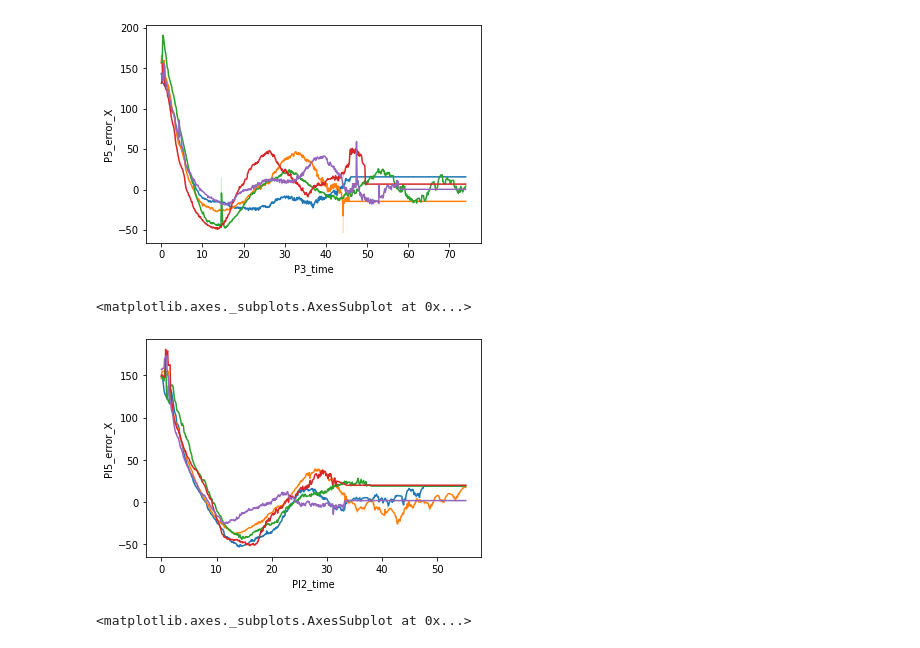
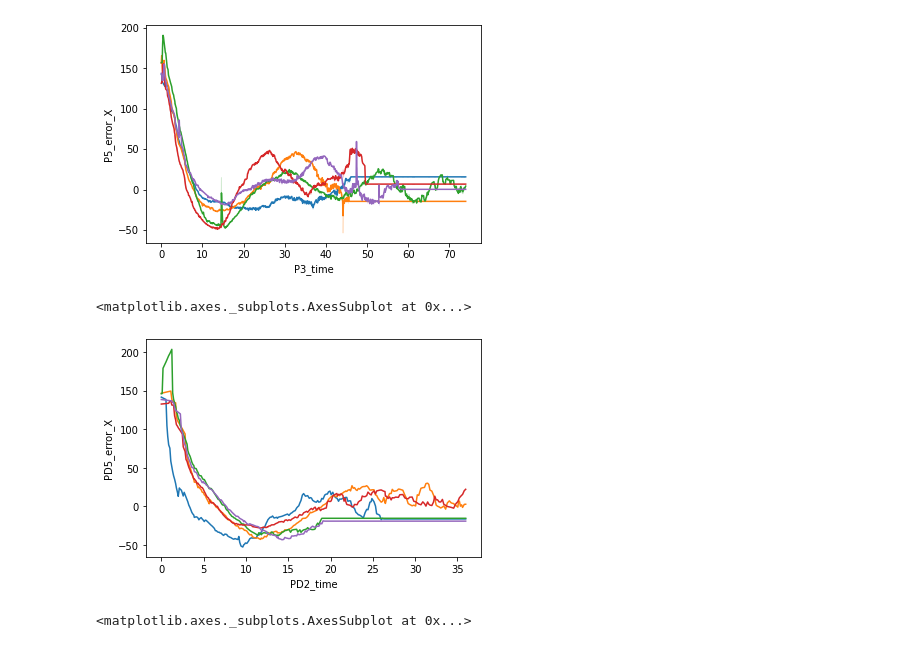
Before and after one commit to apinto25/autonomous_landing_data_analysis, a Jupyter notebook: controller_errors_analysis.ipynb, the cells around one changed output. Drawn from its saved outputs; the diff is of its cells as text; code cells hidden in the pictures.

Commit message:
Update the controller error analysis with the PD controller data.

```diff
--- a/controller_errors_analysis.ipynb
+++ b/controller_errors_analysis.ipynb
@@ -315,7 +315,7 @@ Slice _test_df_ in three dataframes P, PI and PID. For each dataframe copy all r
  * For the PID controller: from row 0 to row 645 (the longest duration test was PID2).
 # %%
 p_df = test_df.loc[:866, "P1_error_Angle":"P5_time"].copy()
-pi_df = test_df.loc[:639, "PI1_error_Angle":"PI5_time"].copy()
+pd_df = test_df.loc[:252, "PD1_error_Angle":"PD5_time"].copy()
 pid_df = test_df.loc[:645, "PID1_error_Angle":"PID5_time"].copy()
 # %% [markdown]
 Complete the columns (excluding the times) by replacing the NaN values with the last value of the test, for the three controller dataframes.
@@ -340,9 +340,9 @@ p_df
 | 865 | 1.074809 | 15.994263 | 3.666245 | NaN | 0.219331 | -14.319733 | 5.046982 | NaN | ... |
 866 rows × 20 columns
 # %%
-add_last_list = [i for i in pi_df.columns if 'time' not in i]
+add_last_list = [i for i in pd_df.columns if 'time' not in i]
 for col in add_last_list:
-    last_value = pi_df[col][data.apply(lambda column: column.dropna().index[-1])[col]]
-    pi_df[col] = pi_df[col].replace(np.nan, last_value)
-pi_df
+    last_value = pd_df[col][data.apply(lambda column: column.dropna().index[-1])[col]]
+    pd_df[col] = pd_df[col].replace(np.nan, last_value)
+pd_df
 # %% [output]
@@ -389,14 +389,14 @@ sns.lineplot(data=p_df, x="P3_time", y="P5_error_X")
 <matplotlib.axes._subplots.AxesSubplot at 0x...>
 [figure]
 # %%
-sns.lineplot(data=pi_df, x="PI2_time", y="PI1_error_X")
-sns.lineplot(data=pi_df, x="PI2_time", y="PI2_error_X")
-sns.lineplot(data=pi_df, x="PI2_time", y="PI3_error_X")
-sns.lineplot(data=pi_df, x="PI2_time", y="PI4_error_X")
-sns.lineplot(data=pi_df, x="PI2_time", y="PI5_error_X")
+sns.lineplot(data=pd_df, x="PD2_time", y="PD1_error_X")
+sns.lineplot(data=pd_df, x="PD2_time", y="PD2_error_X")
+sns.lineplot(data=pd_df, x="PD2_time", y="PD3_error_X")
+sns.lineplot(data=pd_df, x="PD2_time", y="PD4_error_X")
+sns.lineplot(data=pd_df, x="PD2_time", y="PD5_error_X")
 # %% [output]
 <matplotlib.axes._subplots.AxesSubplot at 0x...>
-[figure, old version]
+[figure, new version]
 # %%
 sns.lineplot(data=pid_df, x="PID2_time", y="PID1_error_X")
 sns.lineplot(data=pid_df, x="PID2_time", y="PID2_error_X")
```
Also changed, not shown: parts of 15 cells of this notebook, 1 other file.
